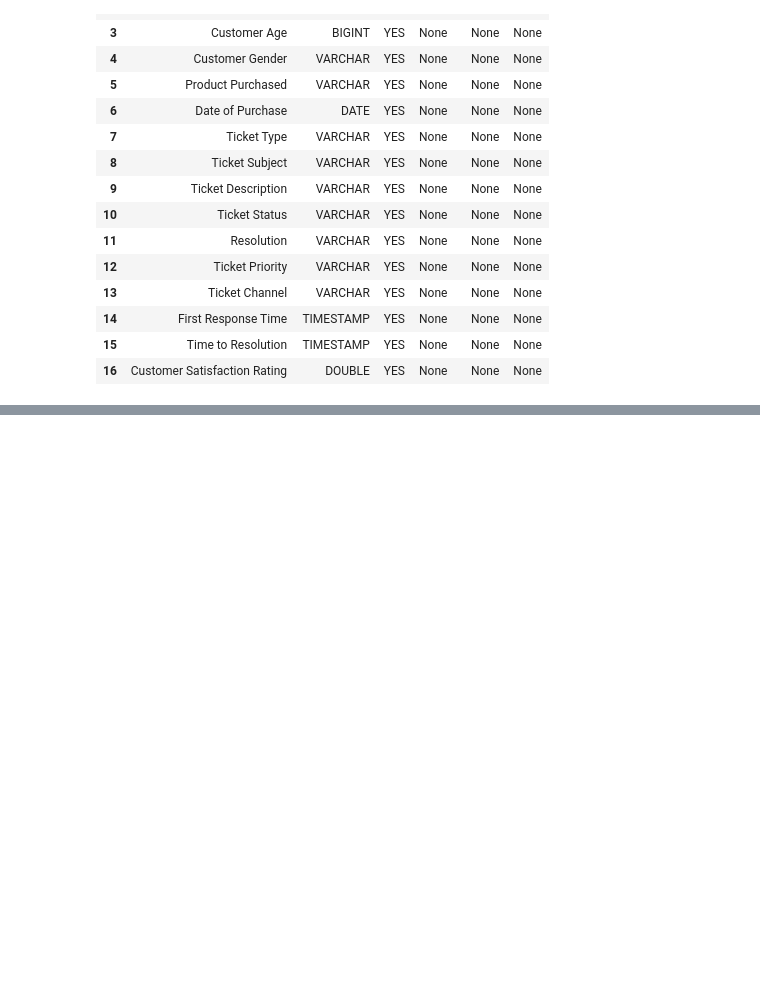
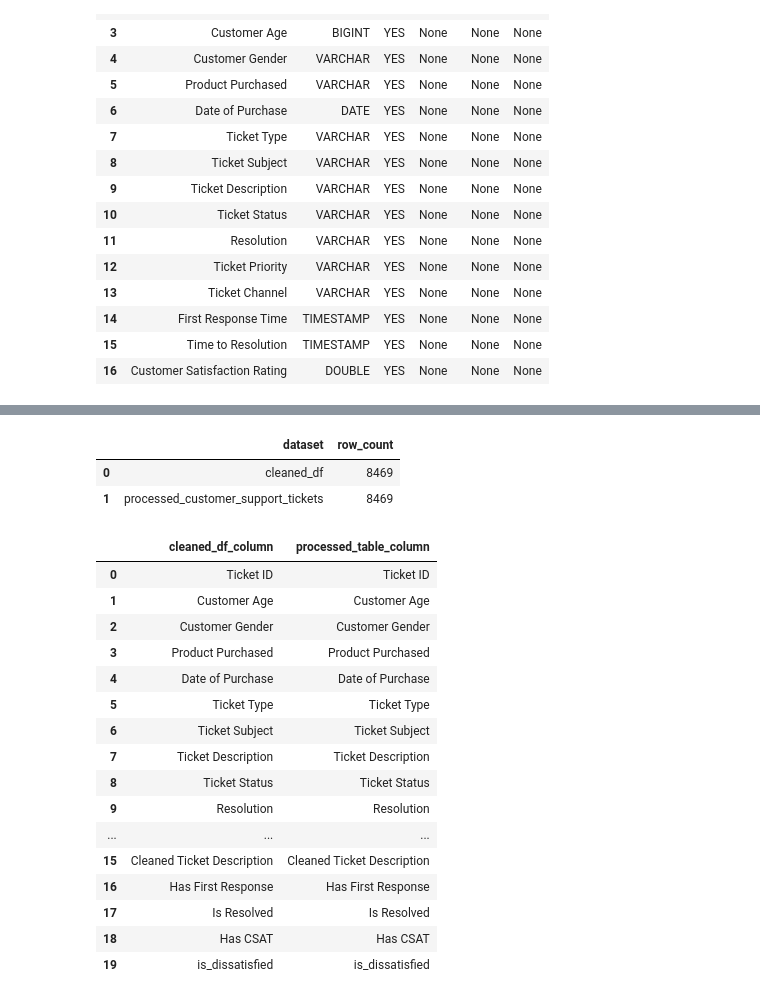
Before and after one commit to roshitha-nair/ai-customer-support-analytics, a Jupyter notebook: notebooks/01_data_cleaning.ipynb, the cells around one changed output, grey strips where cells are left out. Saved outputs shown, nothing was run; the diff lists cells and outputs as text; code cells hidden in the pictures; blank space fills up the shorter version.

```diff
--- a/notebooks/01_data_cleaning.ipynb
+++ b/notebooks/01_data_cleaning.ipynb
@@ -1147,0 +2076,54 @@ schema_check
+# %%
+# Compare row counts across the cleaned DataFrame and DuckDB table.
+
+row_count_validation = pd.DataFrame({
+    "dataset": [
+        "cleaned_df",
+        "processed_customer_support_tickets"
+    ],
+    "row_count": [
+        len(cleaned_df),
+        conn.execute("""
+            SELECT COUNT(*)
+            FROM processed_customer_support_tickets;
+        """).fetchone()[0]
+    ]
+})
+
+row_count_validation
+# %% [output]
+|  | dataset | row_count |
+| 0 | cleaned_df | 8469 |
+| 1 | processed_customer_support_tickets | 8469 |
+# %%
+# Compare the column structure between the cleaned DataFrame
+# and the processed DuckDB table.
+
+duckdb_schema = conn.execute("""
+    DESCRIBE processed_customer_support_tickets;
+""").df()
+
+schema_consistency = pd.DataFrame({
+    "cleaned_df_column": cleaned_df.columns,
+    "processed_table_column": duckdb_schema["column_name"]
+})
+
+schema_consistency
+# %% [output]
+|  | cleaned_df_column | processed_table_column |
+| 0 | Ticket ID | Ticket ID |
+| 1 | Customer Age | Customer Age |
+| 2 | Customer Gender | Customer Gender |
+| 3 | Product Purchased | Product Purchased |
+| 4 | Date of Purchase | Date of Purchase |
+| 5 | Ticket Type | Ticket Type |
+| 6 | Ticket Subject | Ticket Subject |
+| 7 | Ticket Description | Ticket Description |
+| 8 | Ticket Status | Ticket Status |
+| 9 | Resolution | Resolution |
+| ... | ... | ... |
+| 15 | Cleaned Ticket Description | Cleaned Ticket Description |
+| 16 | Has First Response | Has First Response |
+| 17 | Is Resolved | Is Resolved |
+| 18 | Has CSAT | Has CSAT |
+| 19 | is_dissatisfied | is_dissatisfied |
```
Also changed, not shown: parts of 56 cells of this notebook, 1 other file.
